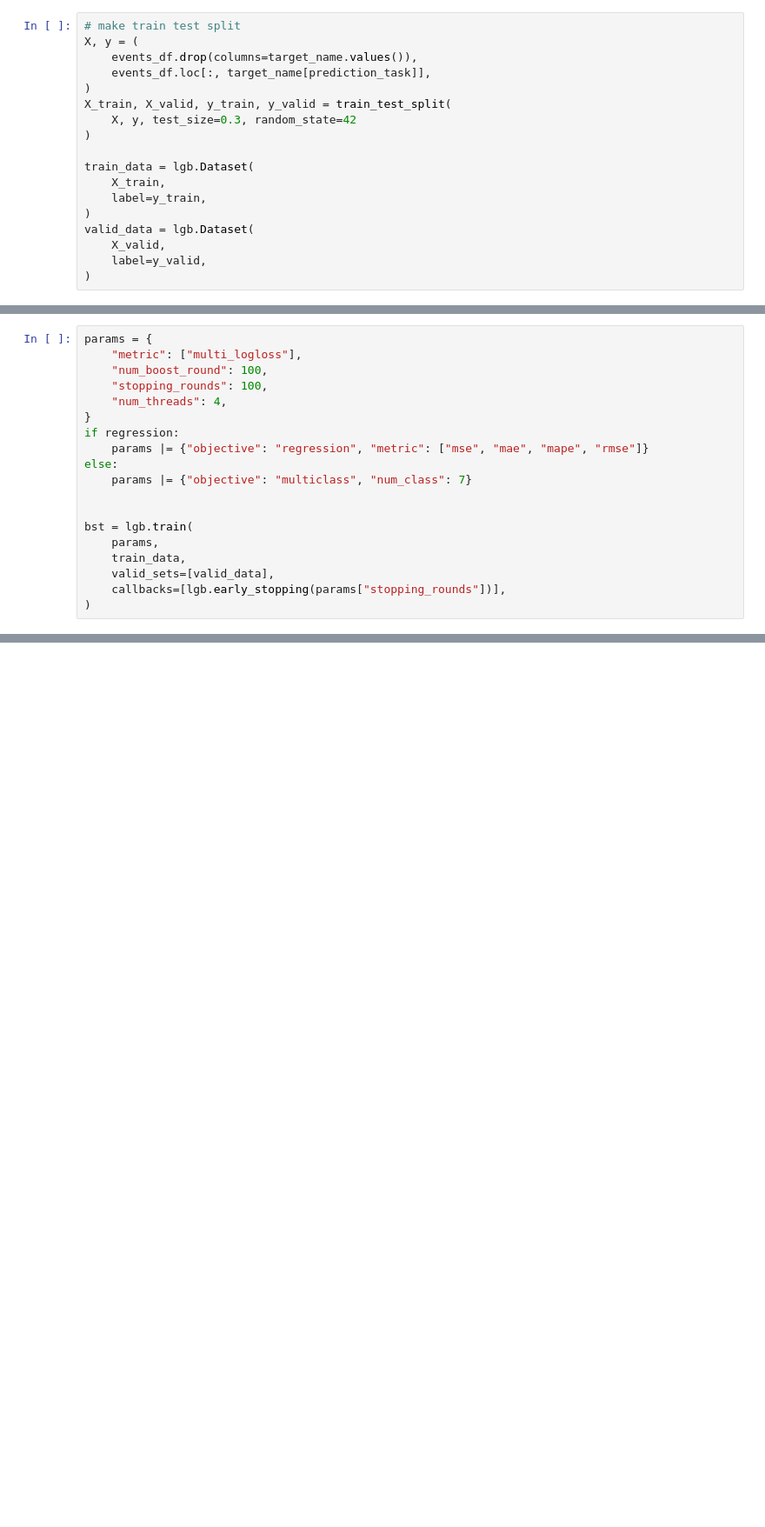
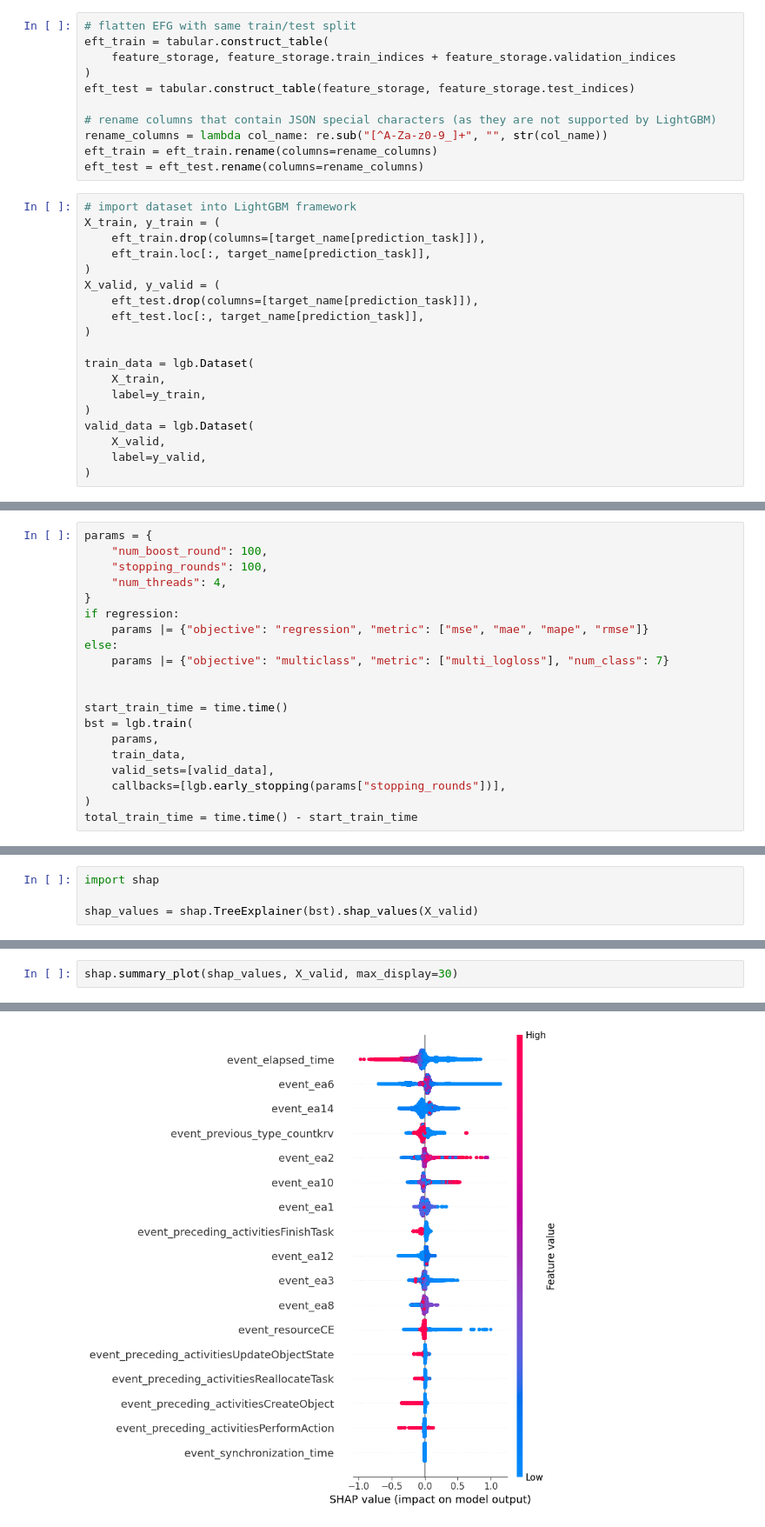
Before and after one commit to TKForgeron/OCPPM, a Jupyter notebook: experiments/case_study/feature_encodings/baselines/eft/run_eft_cs.ipynb, the cells around one changed output, grey strips where cells are left out. Shown: that part at 87% size. Cells and saved outputs as stored; diff of their text form; blank space fills up the shorter version.

```diff
--- a/experiments/case_study/feature_encodings/baselines/eft/run_eft_cs.ipynb
+++ b/experiments/case_study/feature_encodings/baselines/eft/run_eft_cs.ipynb
@@ -36,11 +37,23 @@ events_df.head()
+# %%
+# flatten EFG with same train/test split
+eft_train = tabular.construct_table(
+    feature_storage, feature_storage.train_indices + feature_storage.validation_indices
+)
+eft_test = tabular.construct_table(feature_storage, feature_storage.test_indices)
+
+# rename columns that contain JSON special characters (as they are not supported by LightGBM)
+rename_columns = lambda col_name: re.sub("[^A-Za-z0-9_]+", "", str(col_name))
+eft_train = eft_train.rename(columns=rename_columns)
+eft_test = eft_test.rename(columns=rename_columns)
 # %%
-# make train test split
-X, y = (
-    events_df.drop(columns=target_name.values()),
-    events_df.loc[:, target_name[prediction_task]],
+# import dataset into LightGBM framework
+X_train, y_train = (
+    eft_train.drop(columns=[target_name[prediction_task]]),
+    eft_train.loc[:, target_name[prediction_task]],
 )
-X_train, X_valid, y_train, y_valid = train_test_split(
-    X, y, test_size=0.3, random_state=42
+X_valid, y_valid = (
+    eft_test.drop(columns=[target_name[prediction_task]]),
+    eft_test.loc[:, target_name[prediction_task]],
 )
 
 train_data = lgb.Dataset(
@@ -57,6 +74,5 @@ if not regression:
 # %%
 params = {
-    "metric": ["multi_logloss"],
     "num_boost_round": 100,
     "stopping_rounds": 100,
     "num_threads": 4,
@@ -64,15 +80,17 @@ params = {
 if regression:
     params |= {"objective": "regression", "metric": ["mse", "mae", "mape", "rmse"]}
 else:
-    params |= {"objective": "multiclass", "num_class": 7}
+    params |= {"objective": "multiclass", "metric": ["multi_logloss"], "num_class": 7}
 
 
+start_train_time = time.time()
 bst = lgb.train(
     params,
     train_data,
     valid_sets=[valid_data],
     callbacks=[lgb.early_stopping(params["stopping_rounds"])],
 )
+total_train_time = time.time() - start_train_time
 # %% [output]
 [LightGBM] [Warning] Unknown parameter: stopping_rounds
 [LightGBM] [Warning] Unknown parameter: stopping_rounds
@@ -125,0 +155,4 @@ pprint.pprint(experiment_settings)
+# %%
+import shap
+
+shap_values = shap.TreeExplainer(bst).shap_values(X_valid)
@@ -125,0 +162,3 @@ pprint.pprint(experiment_settings)
+# %%
+shap.summary_plot(shap_values, X_valid, max_display=30)
+# %% [output]
@@ -125,0 +166 @@ pprint.pprint(experiment_settings)
+[figure, added]
```
Also changed, not shown: parts of 14 cells of this notebook, 13 other files.
